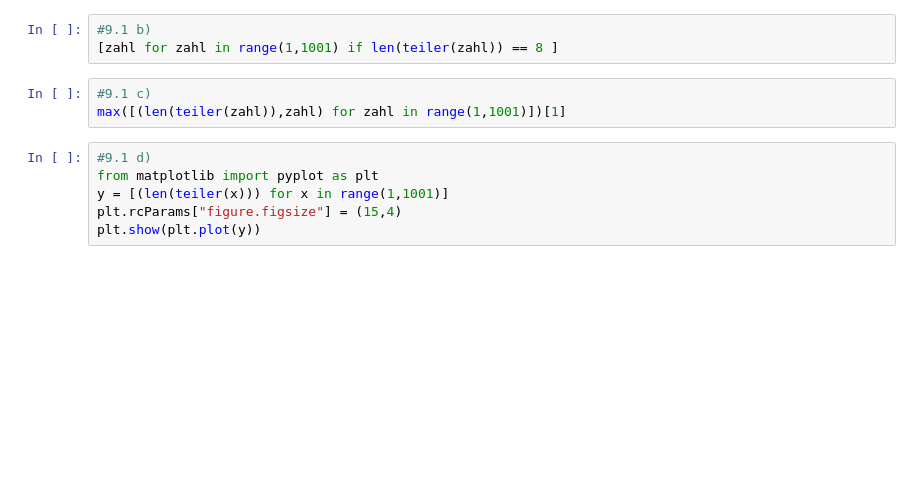
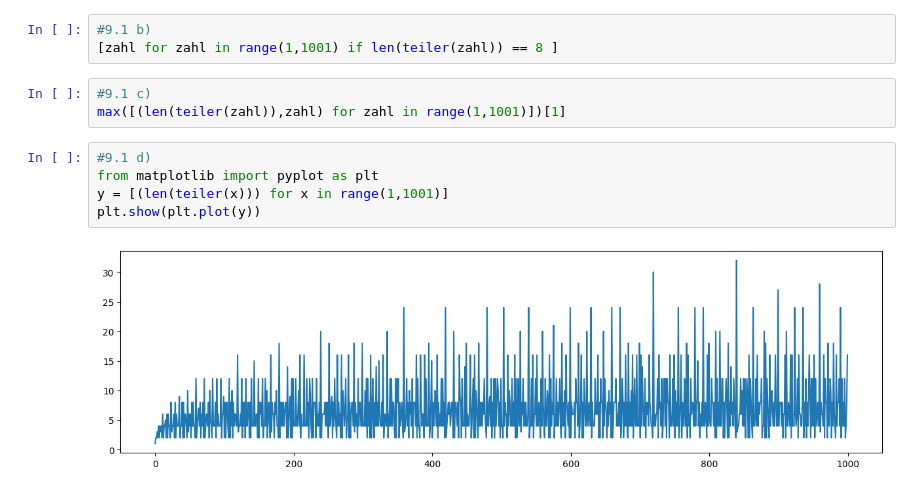
Before and after one commit to schuttenhub/ITS22.2, a Jupyter notebook: 11_Fachsemester1/12000_Progr1/Aufgabenblaetter/Blatt9.ipynb, the cells around one changed output. Saved outputs shown, nothing was run; the diff lists cells and outputs as text; blank space fills up the shorter version.

```diff
--- a/11_Fachsemester1/12000_Progr1/Aufgabenblaetter/Blatt9.ipynb
+++ b/11_Fachsemester1/12000_Progr1/Aufgabenblaetter/Blatt9.ipynb
@@ -22,9 +22,10 @@ max([(len(teiler(zahl)),zahl) for zahl in range(1,1001)])[1]
 # %%
 #9.1 d)
 from matplotlib import pyplot as plt
 y = [(len(teiler(x))) for x in range(1,1001)]
-plt.rcParams["figure.figsize"] = (15,4)
 plt.show(plt.plot(y))
+# %% [output]
+[figure, added]
 # %%
 #9.1 e)
 from collections import Counter
```
Also changed, not shown: parts of 1 cell of this notebook, 1 other file.
